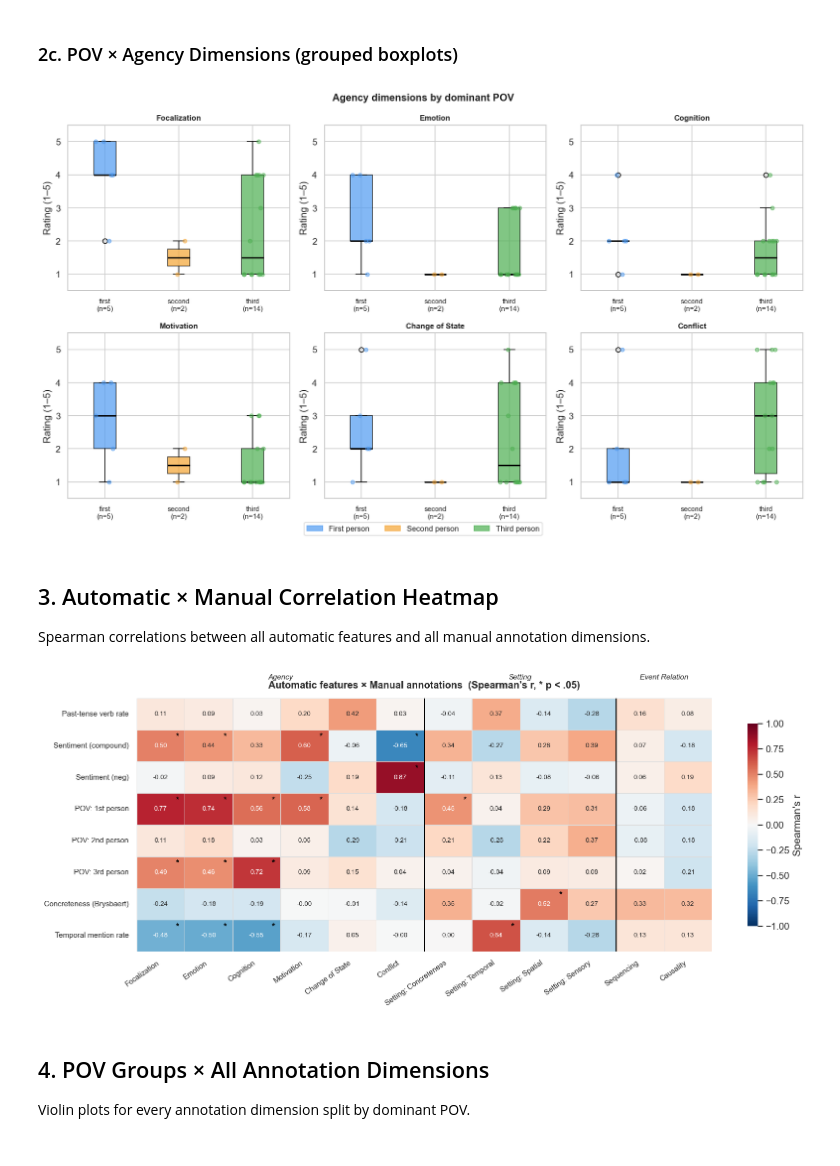
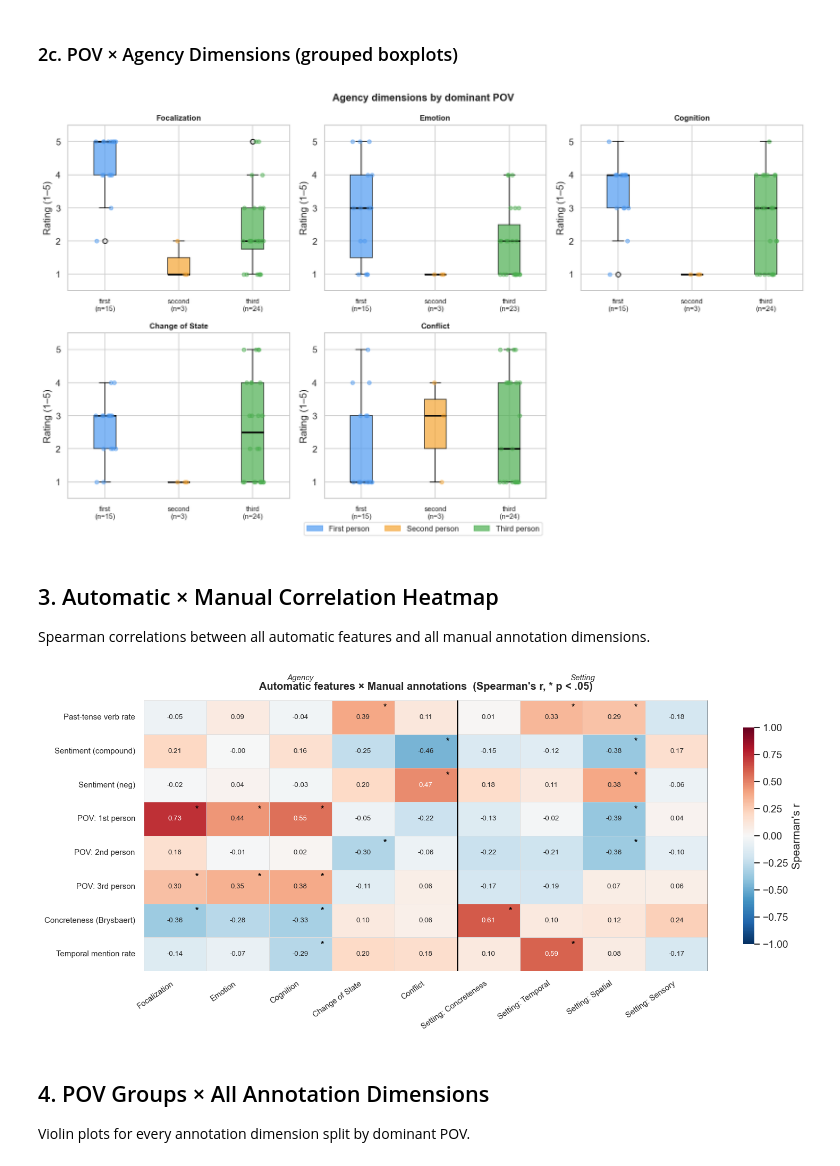
Before and after one commit to advaitdeshmukh/potato, a Jupyter notebook: teagan_tasks/annotation_analysis/feature_visualizations.ipynb, the cells around one changed output. Drawn from its saved outputs; the diff is of its cells as text; code cells hidden in the pictures.

```diff
--- a/teagan_tasks/annotation_analysis/feature_visualizations.ipynb
+++ b/teagan_tasks/annotation_analysis/feature_visualizations.ipynb
@@ -29,7 +30,7 @@ BASE = os.path.join(os.path.dirname(os.path.abspath('.')), 'teagan_tasks') \
        if os.path.basename(os.getcwd()) != 'annotation_analysis' else '..'
 
 FEATURES_CSV  = f'{BASE}/automatic_features/features.csv'
-DATA_CSV      = f'{BASE}/event_relation_annotation_task/data/dolma_combined_final_sample_700_with_llm_summary_safeid_with_spans.csv'
+DATA_CSV      = f'{BASE}/event_relation_annotation_task/data/dolma_final_sample_s42_n1250_t0.5_llm_summary_safeid_with_spans.csv'
 ER_STATE      = f'{BASE}/event_relation_annotation_task/annotation_output/results/tejo9855/user_state.json'
 AG_STATE      = f'{BASE}/agency_annotation_task/agency_annotations/annotation_output/results/tejo9855/user_state.json'
 ST_STATE      = f'{BASE}/setting_annotation_task/annotation_output/results/tejo9855/user_state.json'
@@ -220,8 +277,8 @@ N = 29 instances with sequencing annotations
 ### 2c. POV × Agency Dimensions (grouped boxplots)
 # %%
 agency_dims = ['agency_focalization','agency_emotion','agency_cognition',
-               'agency_motivation','agency_change_of_state','agency_conflict']
-dim_labels  = ['Focalization','Emotion','Cognition','Motivation','Change of State','Conflict']
+               'agency_change_of_state','agency_conflict']
+dim_labels  = ['Focalization','Emotion','Cognition','Change of State','Conflict']
 
 pov_df = ann_df[ann_df['pov_dominant'] != 'none'].copy()
 pov_order = ['first', 'second', 'third']
@@ -240,7 +297,6 @@ for i, (dim, label) in enumerate(zip(agency_dims, dim_labels)):
     for patch, pov in zip(bp['boxes'], present_pov):
         patch.set_facecolor(pov_colors[pov])
         patch.set_alpha(0.7)
-    # overlay jittered points
     for j, (pov, d) in enumerate(zip(present_pov, data_by_pov)):
         jitter = np.random.default_rng(42).uniform(-0.15, 0.15, len(d))
         ax.scatter(np.full(len(d), j+1) + jitter, d,
@@ -251,6 +307,9 @@ for i, (dim, label) in enumerate(zip(agency_dims, dim_labels)):
     counts = {p: (sub['pov_dominant']==p).sum() for p in present_pov}
     ax.set_xticklabels([f'{p}\n(n={counts[p]})' for p in present_pov], fontsize=9)
 
+# hide the unused 6th panel
+axes[5].set_visible(False)
+
 patches = [mpatches.Patch(color=pov_colors[p], alpha=0.7, label=f'{p.capitalize()} person')
            for p in pov_order]
 fig.legend(handles=patches, loc='lower center', ncol=3, fontsize=10, frameon=True,
@@ -259,7 +318,7 @@ fig.suptitle('Agency dimensions by dominant POV', fontsize=13, fontweight='bold'
 plt.tight_layout()
 plt.show()
 # %% [output]
-[figure, old version]
+[figure, new version]
 # %% [markdown]
 ## 3. Automatic × Manual Correlation Heatmap
 
@@ -272,58 +331,53 @@ auto_labels = ['Past-tense verb rate', 'Sentiment (compound)', 'Sentiment (neg)'
                'POV: 1st person', 'POV: 2nd person', 'POV: 3rd person',
                'Concreteness (Brysbaert)', 'Temporal mention rate']
 
-manual_cols = (agency_dims +
+manual_cols = (['agency_focalization','agency_emotion','agency_cognition',
+                'agency_change_of_state','agency_conflict'] +
                ['setting_concreteness','setting_temporal_grounding',
-                'setting_spatial_grounding','setting_sensory'] +
-               ['er_sequencing','er_causality'])
-manual_labels = (['Focalization','Emotion','Cognition','Motivation','Change of State','Conflict'] +
-                 ['Setting: Concreteness','Setting: Temporal','Setting: Spatial','Setting: Sensory'] +
-                 ['Sequencing','Causality'])
+                'setting_spatial_grounding','setting_sensory'])
+manual_labels = (['Focalization','Emotion','Cognition','Change of State','Conflict'] +
+                 ['Setting: Concreteness','Setting: Temporal','Setting: Spatial','Setting: Sensory'])
 
 corr_matrix = np.full((len(auto_cols), len(manual_cols)), np.nan)
 pval_matrix = np.full((len(auto_cols), len(manual_cols)), np.nan)
 
 for i, ac in enumerate(auto_cols):
     for j, mc in enumerate(manual_cols):
-        sub = ann_df[[ac, mc]].dropna() if mc not in ['er_sequencing','er_causality'] \
-              else er_full_df[[ac, mc]].dropna()
+        sub = ann_df[[ac, mc]].dropna()
         if len(sub) >= 4:
             r, p = spearmanr(sub[ac], sub[mc])
             corr_matrix[i, j] = r
             pval_matrix[i, j] = p
 
 corr_df = pd.DataFrame(corr_matrix, index=auto_labels, columns=manual_labels)
 
-fig, ax = plt.subplots(figsize=(14, 6))
+fig, ax = plt.subplots(figsize=(13, 6))
 mask = np.isnan(corr_matrix)
 sns.heatmap(corr_df, ax=ax, cmap='RdBu_r', center=0, vmin=-1, vmax=1,
             annot=True, fmt='.2f', annot_kws={'size': 8},
             linewidths=0.4, linecolor='#ddd', mask=mask,
             cbar_kws={'label': "Spearman's r", 'shrink': 0.8})
 
-# mark significant cells (p < .05) with *
 for i in range(len(auto_cols)):
     for j in range(len(manual_cols)):
         if not np.isnan(pval_matrix[i,j]) and pval_matrix[i,j] < 0.05:
             ax.text(j + 0.85, i + 0.2, '*', ha='center', va='center',
                     fontsize=10, color='black', fontweight='bold')
 
 ax.set_title("Automatic features × Manual annotations  (Spearman's r, * p < .05)",
              fontsize=12, fontweight='bold', pad=12)
 ax.set_xticklabels(ax.get_xticklabels(), rotation=35, ha='right', fontsize=9)
 ax.set_yticklabels(ax.get_yticklabels(), rotation=0, fontsize=9)
 
-# vertical separator between agency / setting / event relation column groups
-ax.axvline(6,  color='black', lw=1.5)
-ax.axvline(10, color='black', lw=1.5)
-ax.text(3,   -0.6, 'Agency',         ha='center', fontsize=9, style='italic')
-ax.text(8,   -0.6, 'Setting',        ha='center', fontsize=9, style='italic')
-ax.text(11,  -0.6, 'Event Relation', ha='center', fontsize=9, style='italic')
+ax.axvline(5, color='black', lw=1.5)
+ax.axvline(9, color='black', lw=1.5)
+ax.text(2.5, -0.6, 'Agency',  ha='center', fontsize=9, style='italic')
+ax.text(7,   -0.6, 'Setting', ha='center', fontsize=9, style='italic')
 
 plt.tight_layout()
 plt.show()
 # %% [output]
-[figure, old version]
+[figure, new version]
 # %% [markdown]
 ## 4. POV Groups × All Annotation Dimensions
 
```
Also changed, not shown: parts of 12 cells of this notebook, 5 other files.
